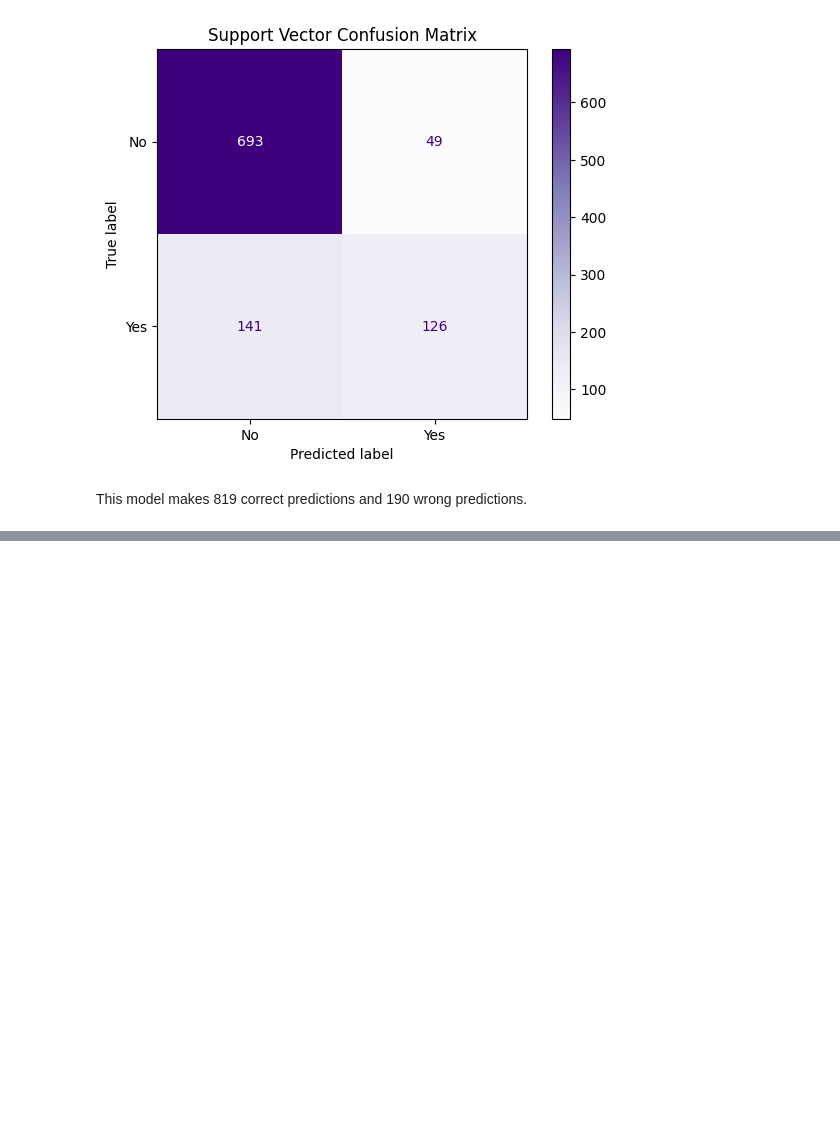
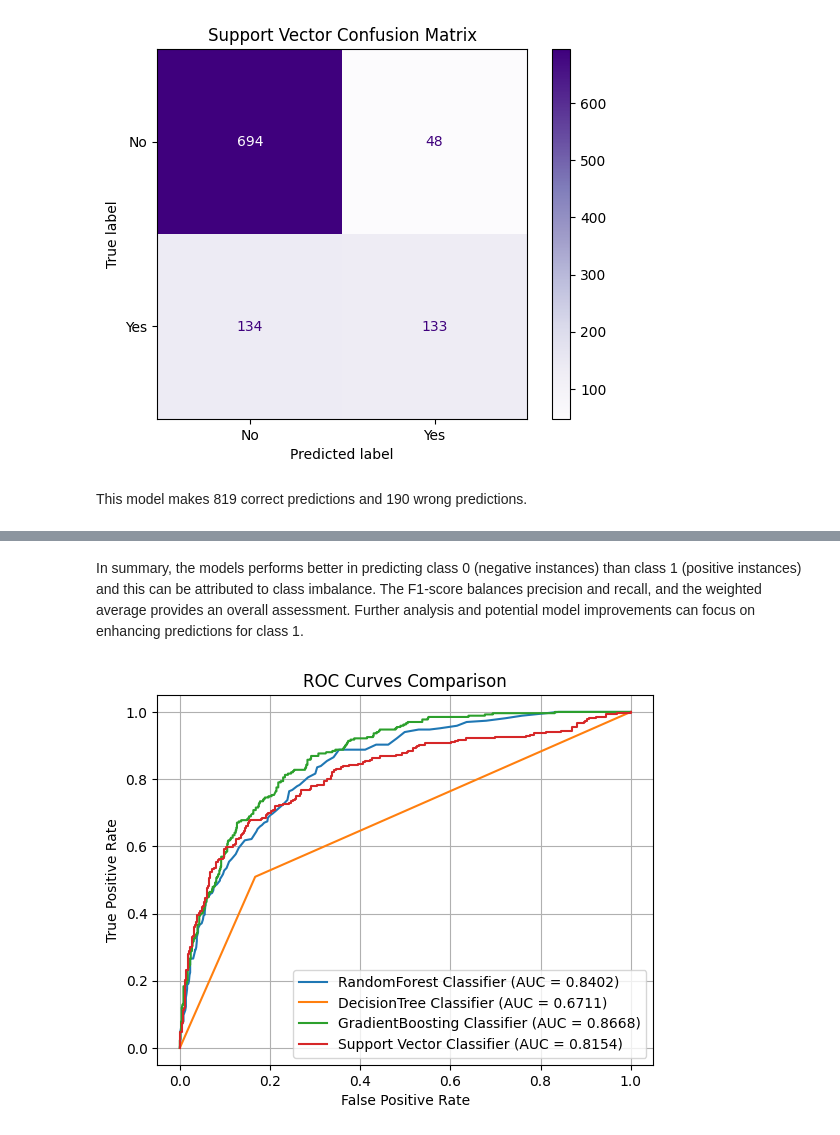
Before and after one commit to richmond-yeboah/Customer-Churn-Prediction, a Jupyter notebook: Notebooks/main.ipynb, the cells around one changed output, grey strips where cells are left out. Saved outputs shown, nothing was run; the diff lists cells and outputs as text; code cells hidden in the pictures; blank space fills up the shorter version.

```diff
--- a/Notebooks/main.ipynb
+++ b/Notebooks/main.ipynb
@@ -835,9 +831,9 @@ Customers with no Technical Support have higher churn rate (0.37) as compared to
 # %%
 df_train.drop(columns=['tenure_group'], axis = True, inplace=True)
 # %%
-# Fill missing numerical values with the median of the column
+# Fill missing numerical values with the mean of the column
 for col in df_train.select_dtypes(include=['float64', 'int64']).columns:
-    df_train[col].fillna(df_train[col].median(), inplace=True)
+    df_train[col].fillna(df_train[col].mean(), inplace=True)
 
 # Fill missing categorical values with the most frequent value of the column
 for col in df_train.select_dtypes(include=['object']).columns:
@@ -889,18 +885,18 @@ class TotalCharges_cleaner(BaseEstimator, TransformerMixin):
 Create numerical, categorical, full pipeline, and label encoders for machine learning algorithm.
 # %%
 # Select the categorical and numerical columns in the dataset
-num_columns = ['SeniorCitizen','tenure', 'MonthlyCharges', 'TotalCharges']
+num_columns = ['tenure', 'MonthlyCharges', 'TotalCharges']
 cat_columns = ['customerID', 'gender', 'Partner', 'Dependents', 'PhoneService',
        'MultipleLines', 'InternetService', 'OnlineSecurity', 'OnlineBackup',
        'DeviceProtection', 'TechSupport', 'StreamingTV', 'StreamingMovies',
-       'Contract', 'PaperlessBilling', 'PaymentMethod']
+       'Contract', 'PaperlessBilling', 'PaymentMethod', 'SeniorCitizen']
 
 
 # Create a categorical pipeline
 cat_pipeline = Pipeline([
         ('column_dropper', columnDropper()),
         ('imputer', SimpleImputer(missing_values=np.nan, strategy='constant', fill_value='No')),
-        ('encoder', OneHotEncoder(sparse_output=False)),
+        ('encoder', OneHotEncoder(sparse_output=False, handle_unknown='ignore')),
 ])
 
 # Create a numerical pipeline
@@ -1125,0 +1165,20 @@ This model makes 819 correct predictions and 190 wrong predictions.
+# %% [markdown]
+In summary, the models performs better in predicting class 0 (negative instances) than class 1 (positive instances) and this can be attributed to class imbalance. The F1-score balances precision and recall, and the weighted average provides an overall assessment. Further analysis and potential model improvements can focus on enhancing predictions for class 1.
+# %%
+# Plot ROC curves
+plt.plot(rfc_fpr, rfc_tpr, label=f'RandomForest Classifier (AUC = {rfc_auc_score:.4f})')
+plt.plot(dtc_fpr, dtc_tpr, label=f'DecisionTree Classifier (AUC = {dtc_auc_score:.4f})')
+plt.plot(gbc_fpr, gbc_tpr, label=f'GradientBoosting Classifier (AUC = {gbc_auc_score:.4f})')
+plt.plot(svm_fpr, svm_tpr, label=f'Support Vector Classifier (AUC = {svm_auc_score:.4f})')
+
+# Add labels and title
+plt.xlabel('False Positive Rate')
+plt.ylabel('True Positive Rate')
+plt.title('ROC Curves Comparison')
+plt.legend()
+plt.grid(True)
+
+# Show the plot
+plt.show()
+# %% [output]
+[figure, added]
```
Also changed, not shown: parts of 51 cells of this notebook.
